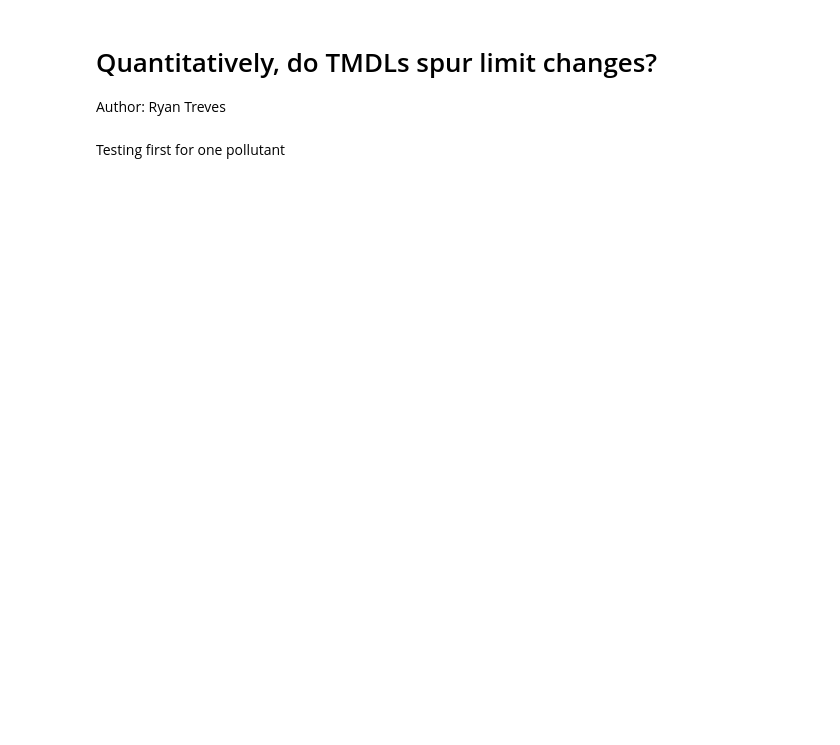
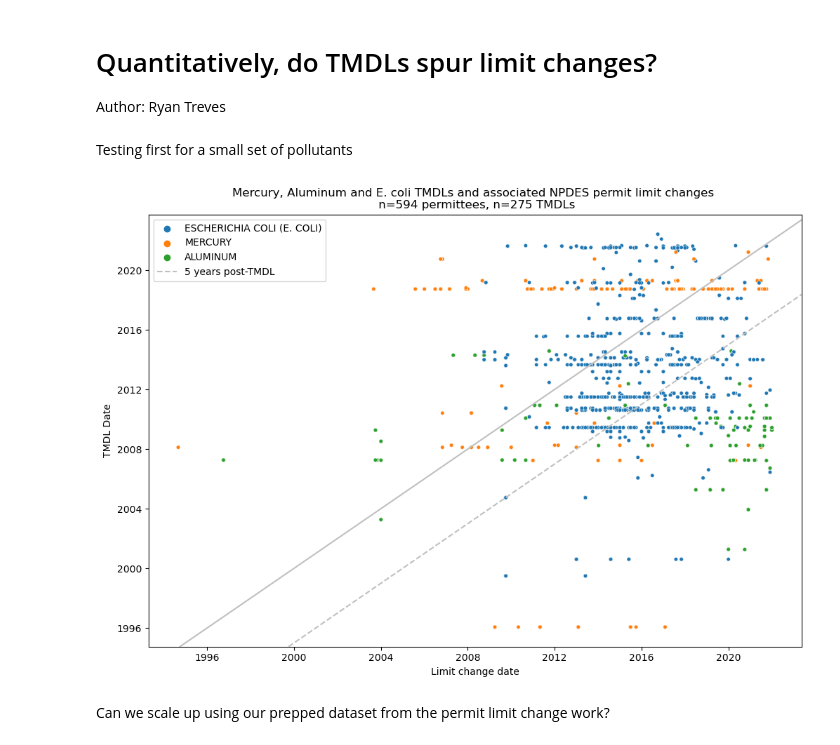
Before and after one commit to reglab/TMDLs_archived, a Jupyter notebook: TMDLS_limit_changes.ipynb, the cells around one changed output. Cells and saved outputs as stored; diff of their text form; code cells hidden in the pictures; blank space fills up the shorter version.

```diff
--- a/TMDLS_limit_changes.ipynb
+++ b/TMDLS_limit_changes.ipynb
@@ -37,5 +37,53 @@ HUC_npdes_permit_links = HUC_npdes_permit_links.drop('Unnamed: 0', axis=1).renam
     columns={'attributes.WBD_HUC12': 'HUC-12'})
 huc_AUID_links = pd.read_csv(data_path + 'huc_AUID_links.csv', dtype={'attributes.huc12': object}).rename(
     columns={'attributes.assessmentunitidentifier': 'AUID', 'attributes.huc12': 'HUC-12'})
+# %%
+# Link TMDLs to HUC-12 codes to NPDES permittees
+tmdls_merged = tmdls.drop_duplicates().merge(HUC_AUID_links, on='AUID', how='inner').merge(HUC_npdes_permit_links, on='HUC-12', how='inner')
+
+# Filter down to point-source TMDLs
+tmdls_merged = tmdls_merged[tmdls_merged['pollutantSourceTypeCode'] != 'Nonpoint source']
+
+# Deleting objects we no longer need to save memory
+del tmdls
+del HUC_AUID_links
+del HUC_npdes_permit_links
 # %% [markdown]
-Testing first for one pollutant
+Testing first for a small set of pollutants
+# %%
+# Read in DMR data and drop rows with NA limit values
+Hg_dmrs = pd.read_csv(data_path + 'mercury_dmrs.csv', parse_dates=['limit_begin_date', 'limit_end_date'], date_parser=lambda t: pd.to_datetime(t, errors='coerce')).dropna(subset='limit_value_standard_units')
+Hg_dmrs['pollutantName'] = 'MERCURY'
+aluminum_dmrs = pd.read_csv(data_path + 'aluminum_dmrs.csv', parse_dates=['limit_begin_date', 'limit_end_date'], date_parser=lambda t: pd.to_datetime(t, errors='coerce')).dropna(subset='limit_value_standard_units')
+aluminum_dmrs['pollutantName'] = 'ALUMINUM'
+ecoli_dmrs = pd.read_csv(data_path + 'ecoli_dmrs.csv', parse_dates=['limit_begin_date', 'limit_end_date'], date_parser=lambda t: pd.to_datetime(t, errors='coerce')).dropna(subset='limit_value_standard_units')
+ecoli_dmrs['pollutantName'] = 'ESCHERICHIA COLI (E. COLI)'
+
+dmrs = pd.concat([Hg_dmrs, aluminum_dmrs, ecoli_dmrs])
+del Hg_dmrs
+del aluminum_dmrs
+del ecoli_dmrs
+# %%
+# Calculate limit change dates
+limit_unique = ['npdes_permit_id', 'perm_feature_nmbr', 'parameter_desc', 'limit_value_type_code', 'statistical_base_code']
+dmrs = dmrs.drop_duplicates(subset=limit_unique + ['limit_value_standard_units']).sort_values(by=limit_unique + ['limit_begin_date'])
+dmrs['prev_lim_value_nmbr'] = dmrs.groupby(limit_unique)[['limit_value_standard_units']].shift()
+dmrs = dmrs.dropna(subset='prev_lim_value_nmbr')
+dmrs['limit_change_date'] = dmrs['limit_begin_date']
+# %%
+dmrs_merged = dmrs.merge(tmdls_merged, on=['npdes_permit_id', 'pollutantName'])
+# %%
+import matplotlib.dates as dts
+plt.style.use('default')
+plt.figure(figsize=(12,8));
+plt.ylabel('TMDL Date')
+plt.xlabel('Limit change date')
+sns.scatterplot(data=dmrs_merged, x='limit_change_date', y='TMDLDate', hue='pollutantName', s=15);
+plt.axline((dts.datestr2num('2012-01-01'), dts.datestr2num('2012-01-01')), (dts.datestr2num('2012-01-02'), dts.datestr2num('2012-01-02')), color='silver')
+plt.axline((dts.datestr2num('2017-01-01'), dts.datestr2num('2012-01-01')), (dts.datestr2num('2017-01-02'), dts.datestr2num('2012-01-02')), linestyle='--', label='5 years post-TMDL', color='silver')
+plt.title('Mercury, Aluminum and E. coli TMDLs and associated NPDES permit limit changes \n n=' + str(len(dmrs_merged.drop_duplicates('npdes_permit_id'))) + ' permittees, n=' + str(len(dmrs_merged.drop_duplicates('actionIdentifier'))) + ' TMDLs');
+plt.legend();
+# %% [output]
+[figure, added]
+# %% [markdown]
+Can we scale up using our prepped dataset from the permit limit change work?
```
Also changed, not shown: parts of 6 cells of this notebook.
